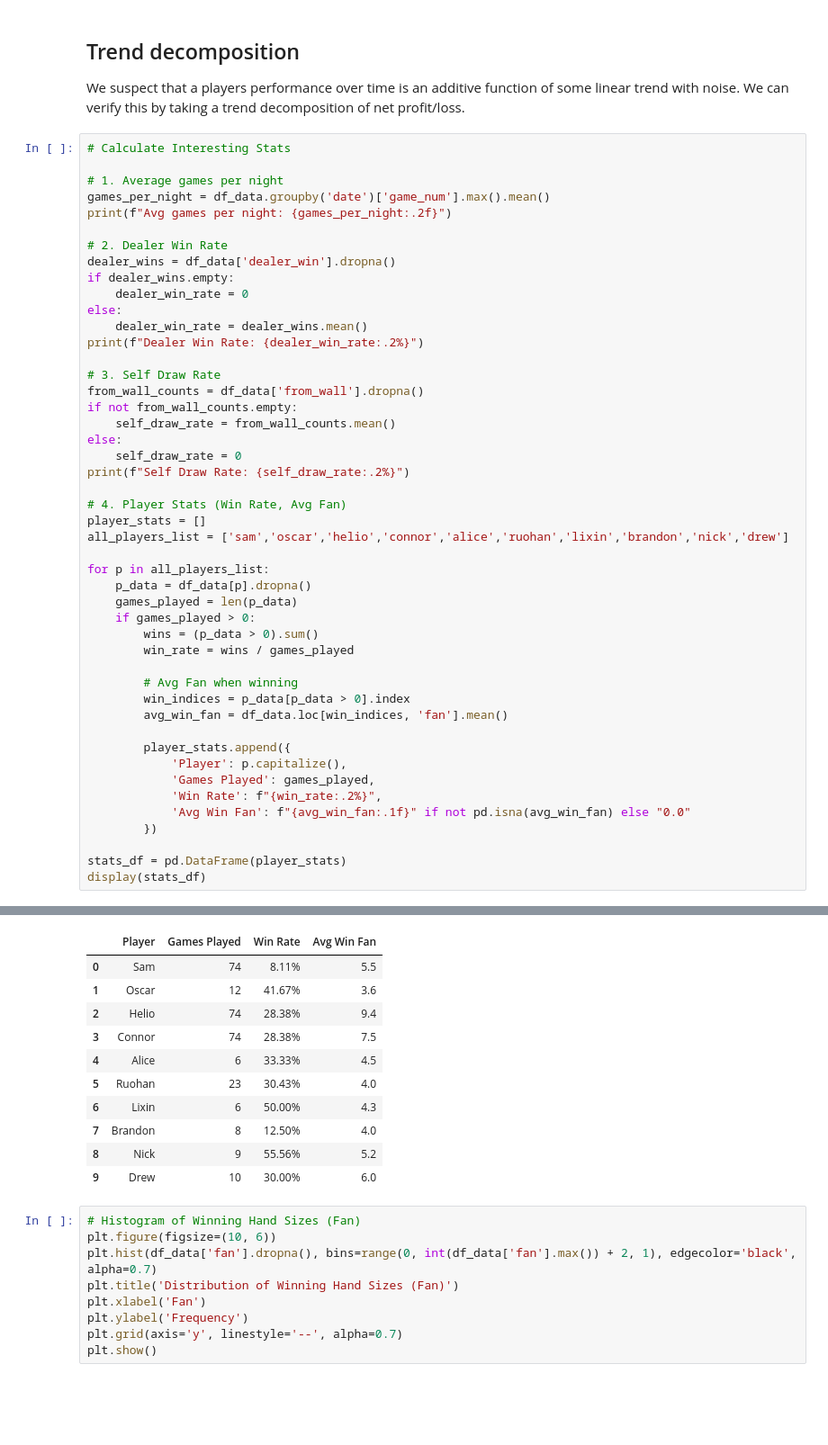
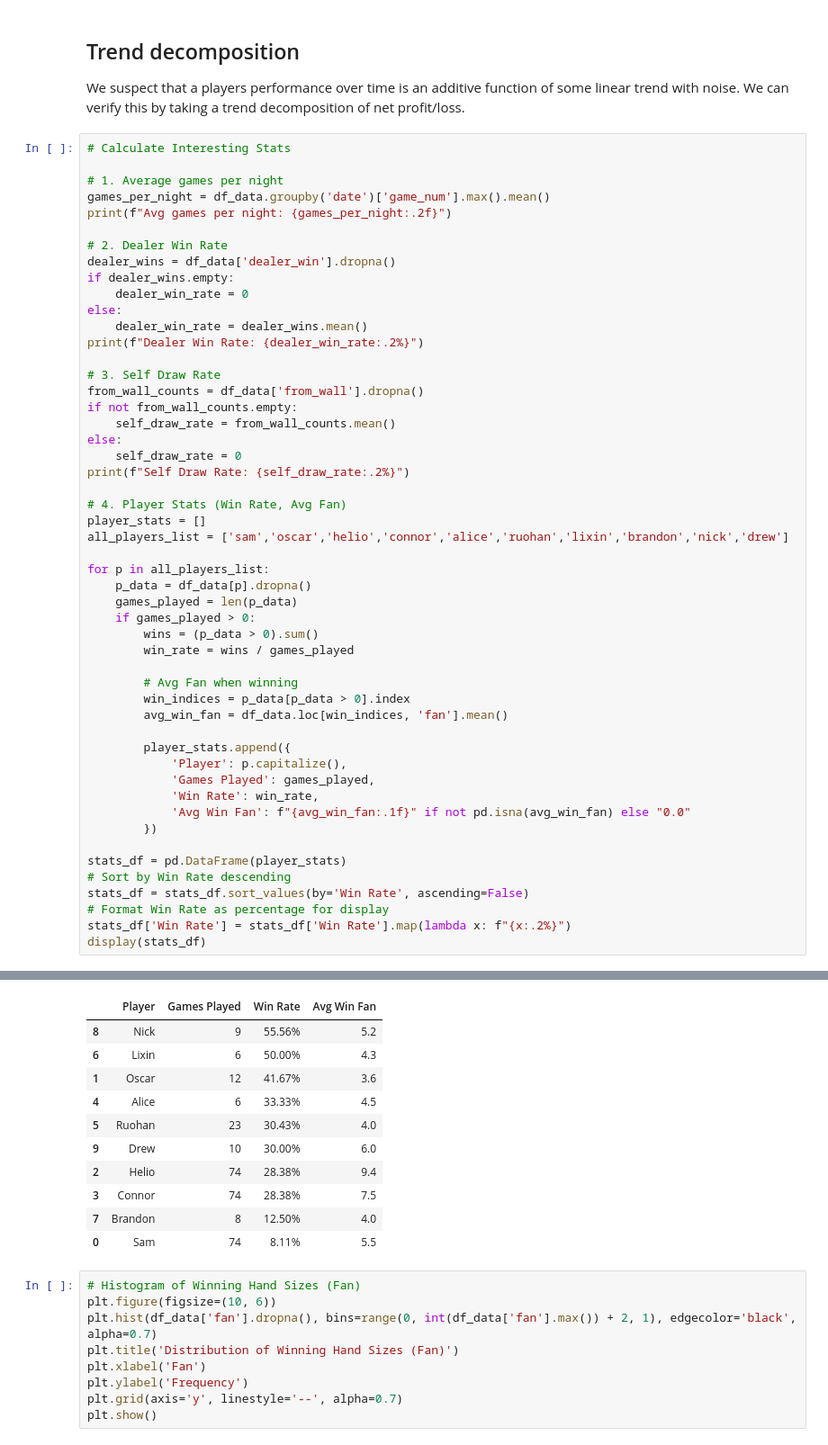
Before and after one commit to Conair94/Lifetime-Mahjong-Performance, a Jupyter notebook: Season 2 Data/Processing.ipynb, the cells around one changed output, grey strips where cells are left out. Shown at 90% size. Cells and saved outputs as stored; diff of their text form; blank space fills up the shorter version.

Commit message:
added more tables

```diff
--- a/Season 2 Data/Processing.ipynb
+++ b/Season 2 Data/Processing.ipynb
@@ -123,44 +123,48 @@ else:
 print(f"Self Draw Rate: {self_draw_rate:.2%}")
 
 # 4. Player Stats (Win Rate, Avg Fan)
 player_stats = []
 all_players_list = ['sam','oscar','helio','connor','alice','ruohan','lixin','brandon','nick','drew']
 
 for p in all_players_list:
     p_data = df_data[p].dropna()
     games_played = len(p_data)
     if games_played > 0:
         wins = (p_data > 0).sum()
         win_rate = wins / games_played
 
         # Avg Fan when winning
         win_indices = p_data[p_data > 0].index
         avg_win_fan = df_data.loc[win_indices, 'fan'].mean()
 
         player_stats.append({
             'Player': p.capitalize(),
             'Games Played': games_played,
-            'Win Rate': f"{win_rate:.2%}",
+            'Win Rate': win_rate,
             'Avg Win Fan': f"{avg_win_fan:.1f}" if not pd.isna(avg_win_fan) else "0.0"
         })
 
 stats_df = pd.DataFrame(player_stats)
+# Sort by Win Rate descending
+stats_df = stats_df.sort_values(by='Win Rate', ascending=False)
+# Format Win Rate as percentage for display
+stats_df['Win Rate'] = stats_df['Win Rate'].map(lambda x: f"{x:.2%}")
 display(stats_df)
 # %% [output]
 Avg games per night: 6.33
 Dealer Win Rate: 17.50%
 Self Draw Rate: 25.68%
 |  | Player | Games Played | Win Rate | Avg Win Fan |
-| 0 | Sam | 74 | 8.11% | 5.5 |
+| 8 | Nick | 9 | 55.56% | 5.2 |
+| 6 | Lixin | 6 | 50.00% | 4.3 |
 | 1 | Oscar | 12 | 41.67% | 3.6 |
+| 4 | Alice | 6 | 33.33% | 4.5 |
+| 5 | Ruohan | 23 | 30.43% | 4.0 |
+| 9 | Drew | 10 | 30.00% | 6.0 |
 | 2 | Helio | 74 | 28.38% | 9.4 |
 | 3 | Connor | 74 | 28.38% | 7.5 |
-| 4 | Alice | 6 | 33.33% | 4.5 |
-| 5 | Ruohan | 23 | 30.43% | 4.0 |
-| 6 | Lixin | 6 | 50.00% | 4.3 |
 | 7 | Brandon | 8 | 12.50% | 4.0 |
-| 8 | Nick | 9 | 55.56% | 5.2 |
-| 9 | Drew | 10 | 30.00% | 6.0 |
+| 0 | Sam | 74 | 8.11% | 5.5 |
 # %%
 # Histogram of Winning Hand Sizes (Fan)
 plt.figure(figsize=(10, 6))
```
Also changed, not shown: 1 other file.
